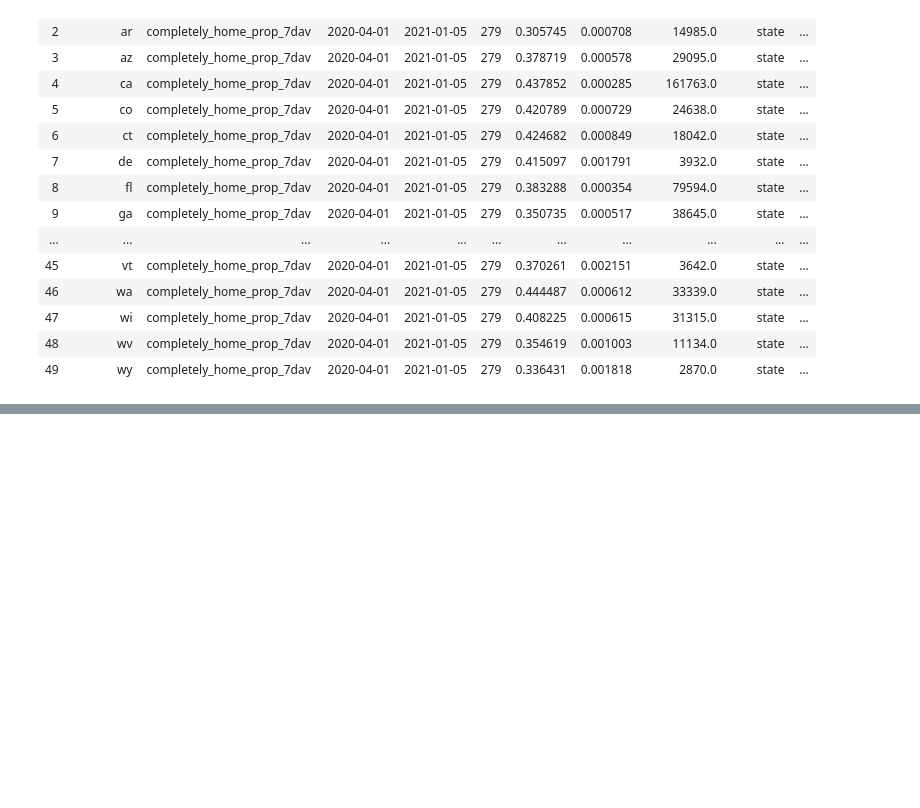
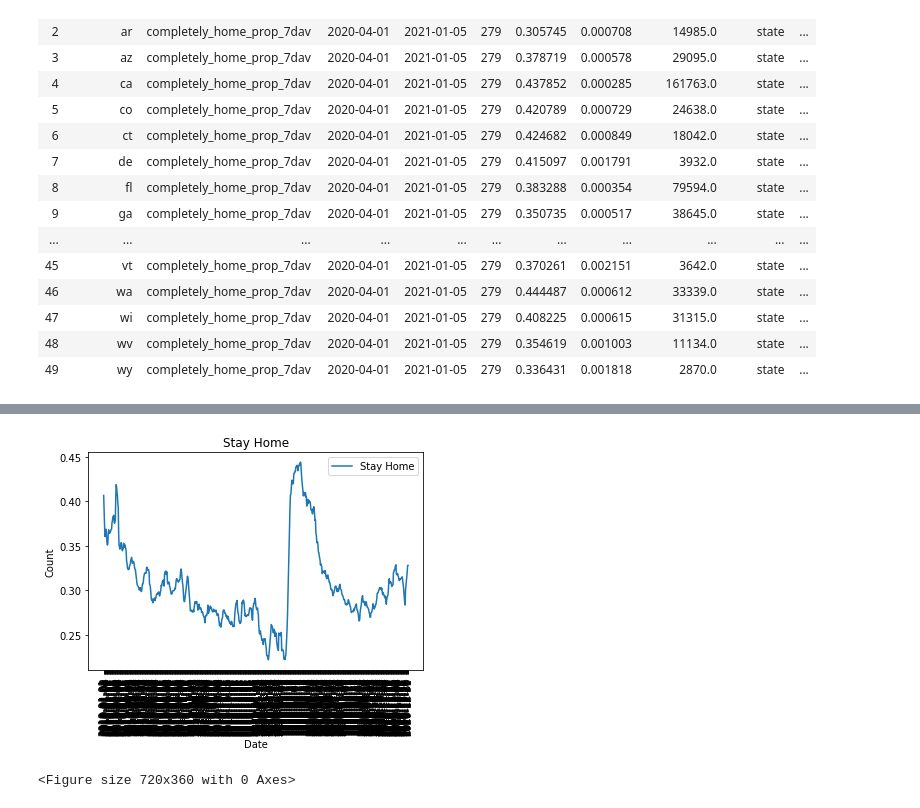
Before and after one commit to erickzli/IS597-COVID-Project, a Jupyter notebook: Kerstin's Folder/Evaluate- SafeGraph Data.ipynb, the cells around one changed output, grey strips where cells are left out. Cells and saved outputs as stored; diff of their text form; code cells hidden in the pictures; blank space fills up the shorter version.

Commit message:
Transform data and add visualizations

```diff
--- a/Kerstin's Folder/Evaluate- SafeGraph Data.ipynb
+++ b/Kerstin's Folder/Evaluate- SafeGraph Data.ipynb
@@ -219,3 +221,6 @@ fig.update_layout(
 )
 
 fig.show()
+# %%
+df_home_IL = df_home.loc[df_home['geo_value'] == 'il']
+df_home_IL
@@ -221,0 +241,16 @@ fig.show()
+# %%
+plt.plot(df_home_IL['time_value'], df_home_IL['value'], label = 'Stay Home')
+#plt.plot(df_IL_2019['submission_date'], df_IL_2019['tot_cases'], label = 'Total Cases')
+plt.xlabel('Date')
+plt.xticks(rotation = 90)
+plt.ylabel('Count')
+plt.title('Stay Home')
+#plt.grid(True)
+plt.legend()
+plt.figure(figsize = (10, 5))
+
+#plt.savefig('IL_unemployment_comparison_2019-2020.png', dpi=300, bbox_inches='tight')
+plt.show()
+# %% [output]
+[figure, added]
+<Figure size 720x360 with 0 Axes>
```
Also changed, not shown: parts of 5 cells of this notebook.
